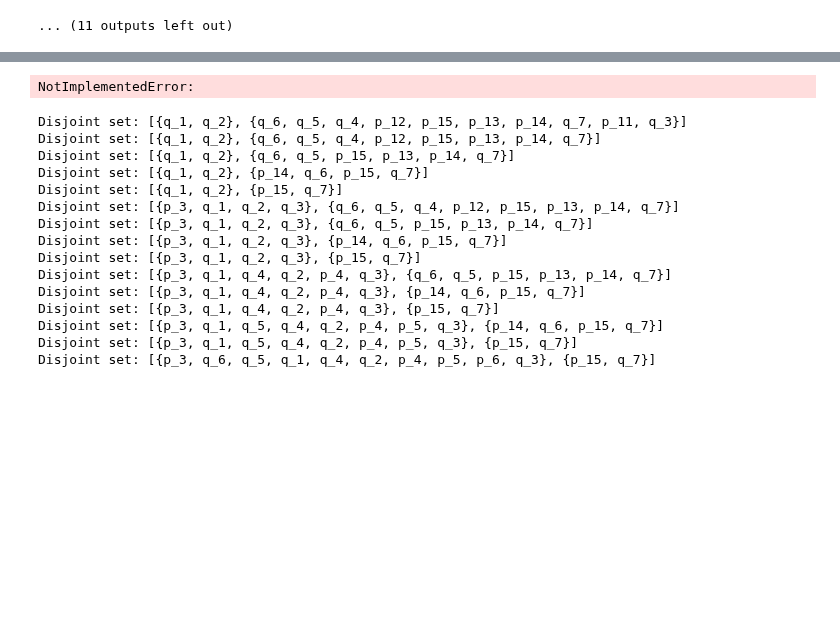
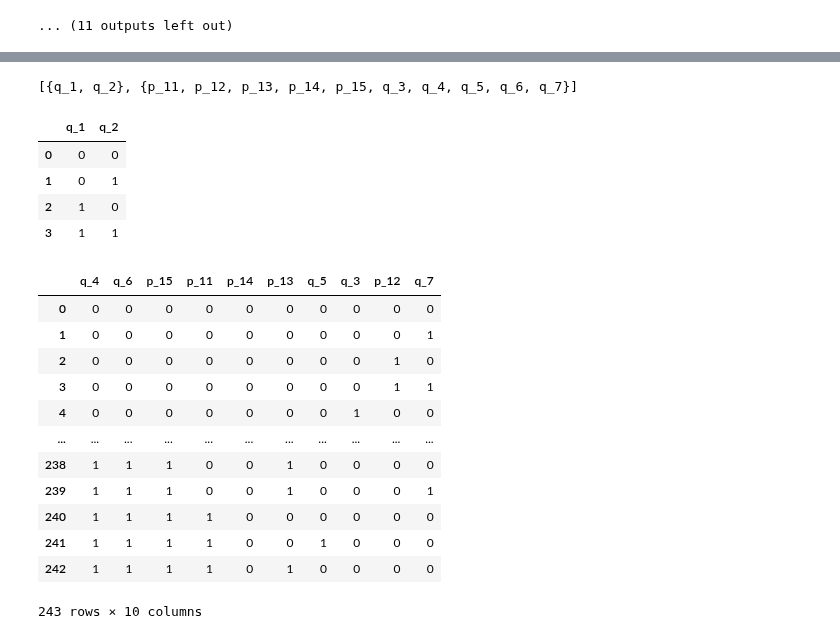
Before and after one commit to Mostafa-Atallah2020/func-qaoa-factorization, a Jupyter notebook: examples/Effective space for VQF clauses.ipynb, the cells around one changed output, grey strips where cells are left out. Saved outputs shown, nothing was run; the diff lists cells and outputs as text; code cells hidden in the pictures; blank space fills up the shorter version.

Commit message:
Fixed: complete implementation for get_superposition_tables

```diff
--- a/examples/Effective space for VQF clauses.ipynb
+++ b/examples/Effective space for VQF clauses.ipynb
@@ -151,46 +151,45 @@ def get_key_by_value(dictionary, value):
         if val == value:
             return key
     return None  # Value not found
+# %%
+disjoint_sets
+# %% [output]
+[{q_1, q_2}, {p_11, p_12, p_13, p_14, p_15, q_3, q_4, q_5, q_6, q_7}]
 # %%
-def get_superposition_tables(simplified_clauses, disjoint_sets):
+def get_superposition_tables(eff_clauses, disjoint_sets):
     superposition_tables = []
     if len(disjoint_sets) == 0:
-        best_clause = get_best_bits_table(simplified_clauses)
+        best_clause = get_best_bits_table(eff_clauses)
         superposition_tables.append(best_clause)
 
-    elif len(disjoint_sets) == 1:
-        for s in disjoint_sets[0]:
+    else:
+        for s in disjoint_sets:
             table = get_key_by_value(eff_clauses, s).table
             superposition_tables.append(table)
-
-    else:
-        raise NotImplementedError
 
     return superposition_tables
 
 
-superposition_tables = get_superposition_tables(simplified_clauses, disjoint_sets)
+superposition_tables = get_superposition_tables(eff_clauses, disjoint_sets)
 
 for table in superposition_tables:
     display(table)
 # %% [output]
+|  | q_1 | q_2 |
+| 0 | 0 | 0 |
+| 1 | 0 | 1 |
+| 2 | 1 | 0 |
+| 3 | 1 | 1 |
+|  | q_4 | q_6 | p_15 | p_11 | p_14 | p_13 | q_5 | q_3 | p_12 | q_7 |
+| 0 | 0 | 0 | 0 | 0 | 0 | 0 | 0 | 0 | 0 | 0 |
+| 1 | 0 | 0 | 0 | 0 | 0 | 0 | 0 | 0 | 0 | 1 |
+| 2 | 0 | 0 | 0 | 0 | 0 | 0 | 0 | 0 | 1 | 0 |
+| 3 | 0 | 0 | 0 | 0 | 0 | 0 | 0 | 0 | 1 | 1 |
+| 4 | 0 | 0 | 0 | 0 | 0 | 0 | 0 | 1 | 0 | 0 |
+| ... | ... | ... | ... | ... | ... | ... | ... | ... | ... | ... |
+| 238 | 1 | 1 | 1 | 0 | 0 | 1 | 0 | 0 | 0 | 0 |
+| 239 | 1 | 1 | 1 | 0 | 0 | 1 | 0 | 0 | 0 | 1 |
+| 240 | 1 | 1 | 1 | 1 | 0 | 0 | 0 | 0 | 0 | 0 |
+| 241 | 1 | 1 | 1 | 1 | 0 | 0 | 1 | 0 | 0 | 0 |
+| 242 | 1 | 1 | 1 | 1 | 0 | 1 | 0 | 0 | 0 | 0 |
-NotImplementedError:
+243 rows × 10 columns
-# %%
-for s in disjoint_sets:
-    print(f"Disjoint set: {s}")
-# %% [output]
-Disjoint set: [{q_1, q_2}, {q_6, q_5, q_4, p_12, p_15, p_13, p_14, q_7, p_11, q_3}]
-Disjoint set: [{q_1, q_2}, {q_6, q_5, q_4, p_12, p_15, p_13, p_14, q_7}]
-Disjoint set: [{q_1, q_2}, {q_6, q_5, p_15, p_13, p_14, q_7}]
-Disjoint set: [{q_1, q_2}, {p_14, q_6, p_15, q_7}]
-Disjoint set: [{q_1, q_2}, {p_15, q_7}]
-Disjoint set: [{p_3, q_1, q_2, q_3}, {q_6, q_5, q_4, p_12, p_15, p_13, p_14, q_7}]
-Disjoint set: [{p_3, q_1, q_2, q_3}, {q_6, q_5, p_15, p_13, p_14, q_7}]
-Disjoint set: [{p_3, q_1, q_2, q_3}, {p_14, q_6, p_15, q_7}]
-Disjoint set: [{p_3, q_1, q_2, q_3}, {p_15, q_7}]
-Disjoint set: [{p_3, q_1, q_4, q_2, p_4, q_3}, {q_6, q_5, p_15, p_13, p_14, q_7}]
-Disjoint set: [{p_3, q_1, q_4, q_2, p_4, q_3}, {p_14, q_6, p_15, q_7}]
-Disjoint set: [{p_3, q_1, q_4, q_2, p_4, q_3}, {p_15, q_7}]
-Disjoint set: [{p_3, q_1, q_5, q_4, q_2, p_4, p_5, q_3}, {p_14, q_6, p_15, q_7}]
-Disjoint set: [{p_3, q_1, q_5, q_4, q_2, p_4, p_5, q_3}, {p_15, q_7}]
-Disjoint set: [{p_3, q_6, q_5, q_1, q_4, q_2, p_4, p_5, p_6, q_3}, {p_15, q_7}]
```
Also changed, not shown: parts of 4 cells of this notebook.
